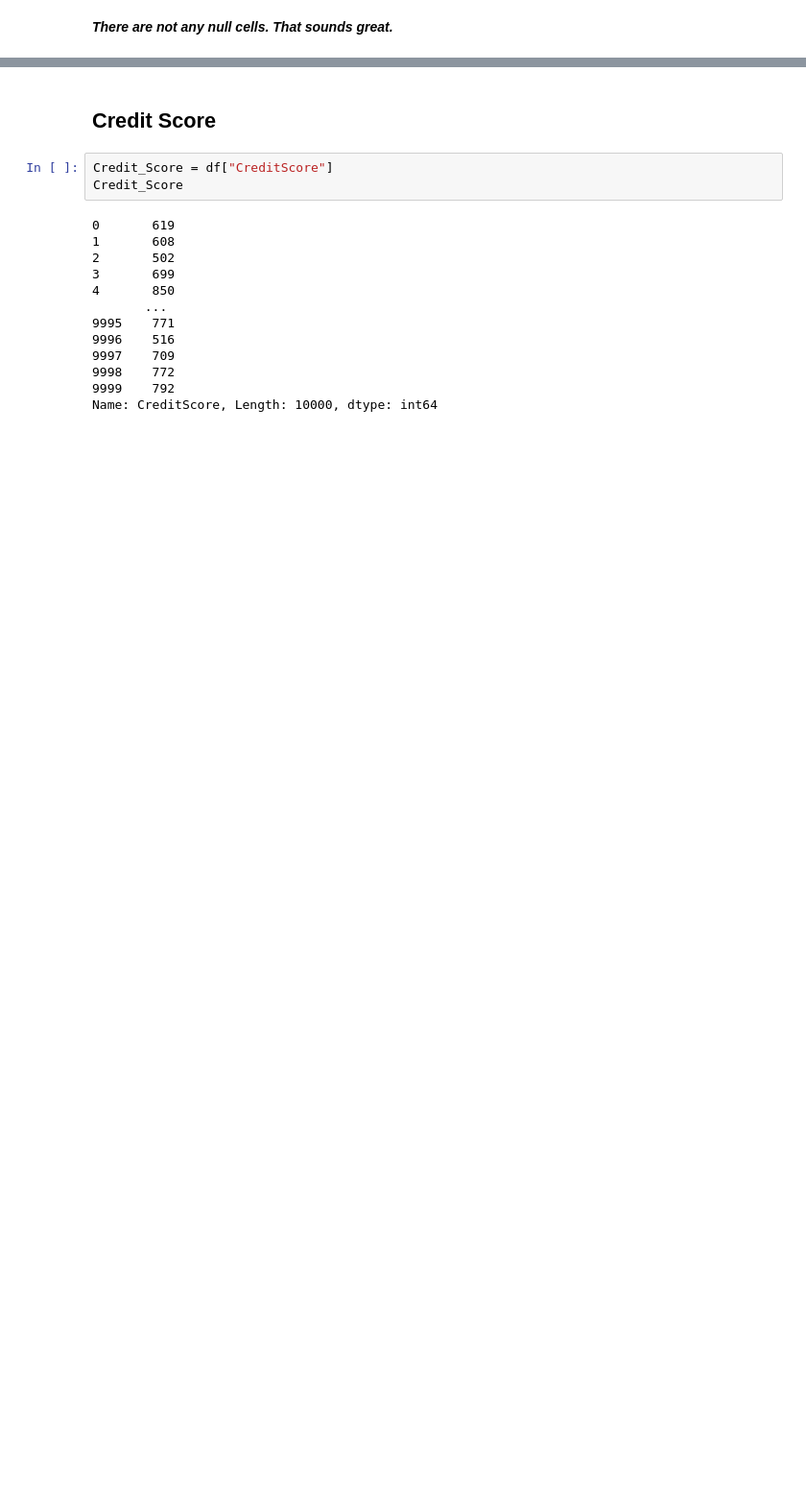
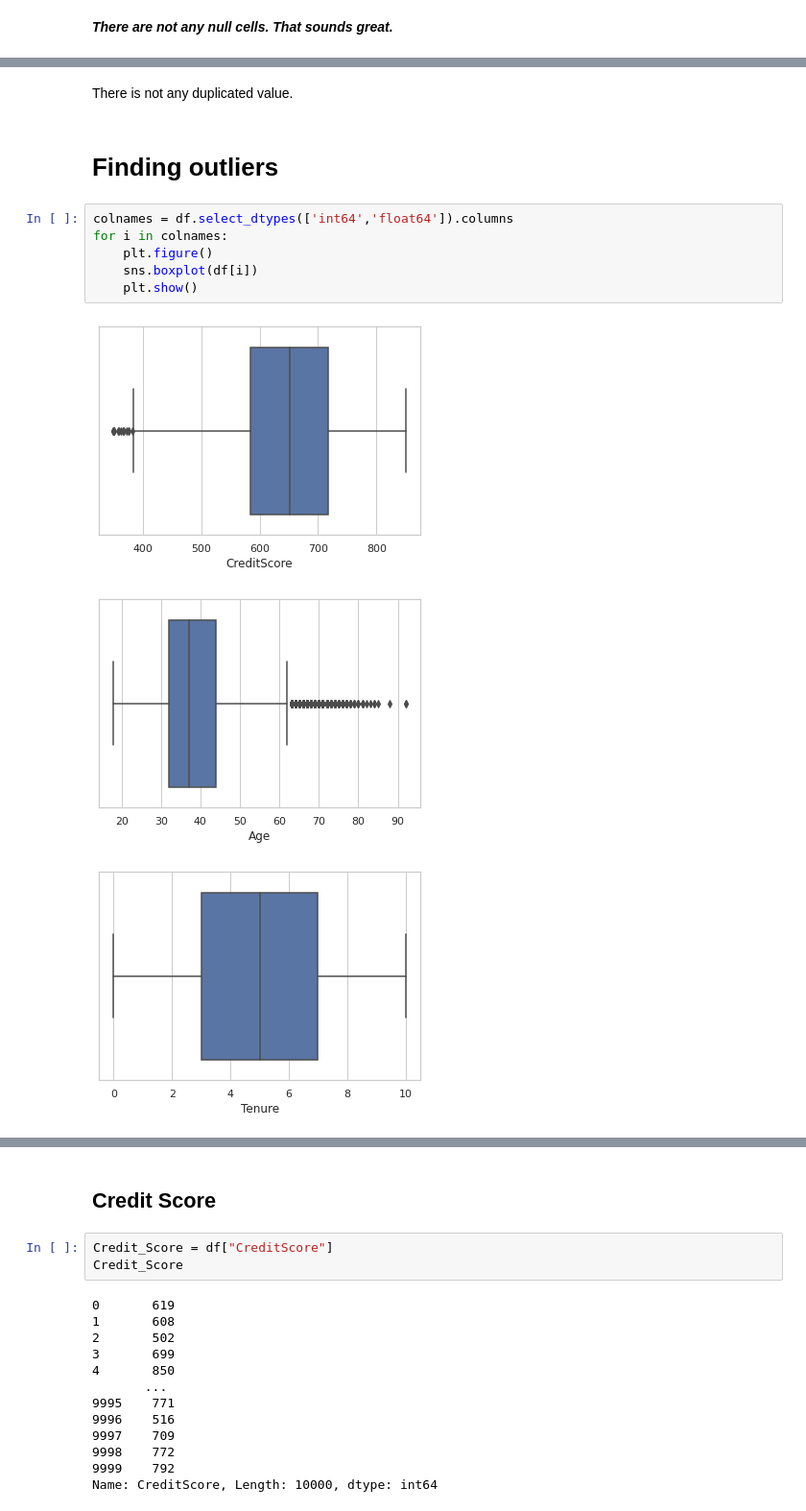
Before and after one commit to OnurTekerekoglu/BankCustomer_Churn, a Jupyter notebook: bank-custumer-churn.ipynb, the cells around one changed output, grey strips where cells are left out. Shown at 96% size. Saved outputs shown, nothing was run; the diff lists cells and outputs as text; blank space fills up the shorter version.

```diff
--- a/bank-custumer-churn.ipynb
+++ b/bank-custumer-churn.ipynb
@@ -117,0 +142,14 @@ dtype: int64
+# %% [markdown]
+There is not any duplicated value.
+# %% [markdown]
+# Finding outliers
+# %%
+colnames = df.select_dtypes(['int64','float64']).columns
+for i in colnames:
+    plt.figure()
+    sns.boxplot(df[i])
+    plt.show()
+# %% [output]
+[figure, added]
+[figure, added]
+[figure, added]
```
Also changed, not shown: parts of 33 cells of this notebook.
